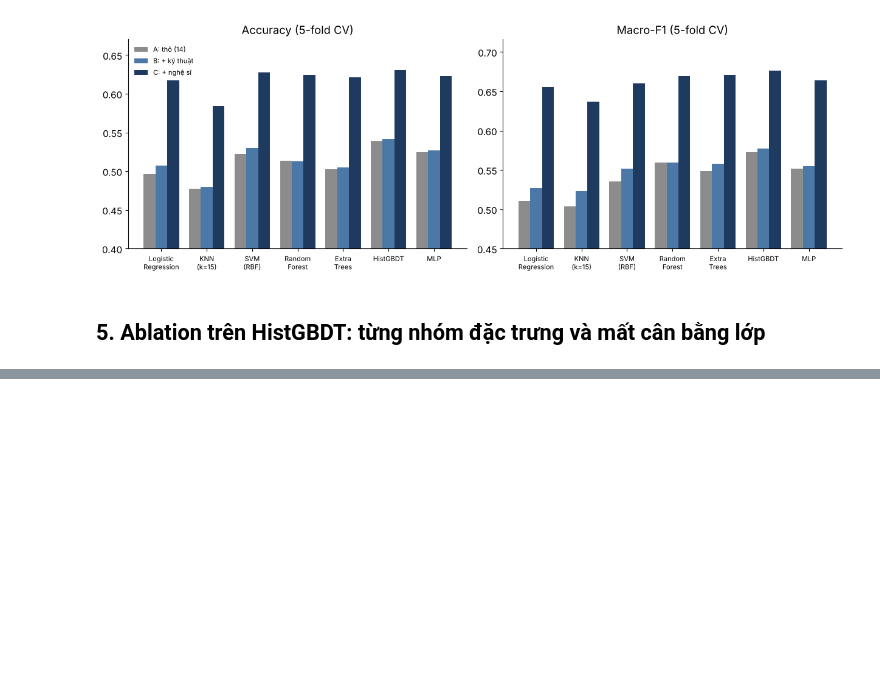
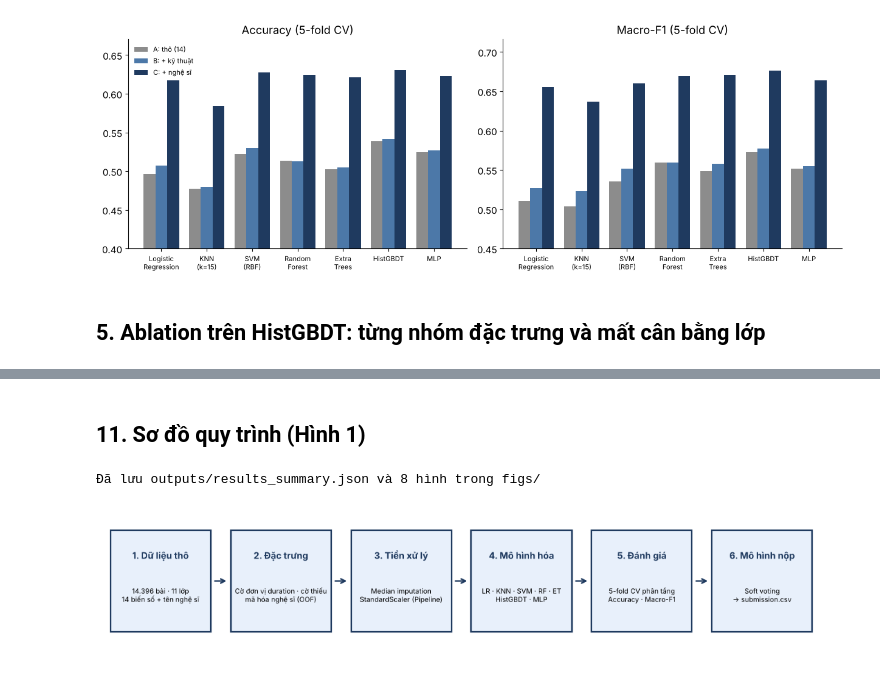
Before and after one commit to JaseSous/ml_group, a Jupyter notebook: Challenge/Challenge2/04_Code/challenge2_music_genre_pipeline.ipynb, the cells around one changed output, grey strips where cells are left out. Saved outputs shown, nothing was run; the diff lists cells and outputs as text; code cells hidden in the pictures; blank space fills up the shorter version.

```diff
--- a/Challenge/Challenge2/04_Code/challenge2_music_genre_pipeline.ipynb
+++ b/Challenge/Challenge2/04_Code/challenge2_music_genre_pipeline.ipynb
@@ -184,0 +333,17 @@ Tốt nhất theo Accuracy: C: + nghệ sĩ HistGBDT 0.6307 | Macro-F1 0.6764
+# %% [markdown]
+## 11. Sơ đồ quy trình (Hình 1)
+# %%
+fig, ax = plt.subplots(figsize=(11, 2.3)); ax.axis('off'); ax.set_xlim(0, 100); ax.set_ylim(3, 27)
+boxes = [('1. Dữ liệu thô', '14.396 bài · 11 lớp\n14 biến số + tên nghệ sĩ'), ('2. Đặc trưng', 'Cờ đơn vị duration · cờ thiếu\nmã hóa nghệ sĩ (OOF)'), ('3. Tiền xử lý', 'Median imputation\nStandardScaler (Pipeline)'),
+         ('4. Mô hình hóa', 'LR · KNN · SVM · RF · ET\nHistGBDT · MLP'), ('5. Đánh giá', '5-fold CV phân tầng\nAccuracy · Macro-F1'), ('6. Mô hình nộp', 'Soft voting\n→ submission.csv')]
+w, gap = 13.6, 2.7
+for i, (t, s) in enumerate(boxes):
+    x = i * (w + gap) + 1; ax.add_patch(plt.Rectangle((x, 6), w, 18, fc='#E8F0FB', ec=NAVY, lw=1.6))
+    ax.text(x + w / 2, 19.5, t, ha='center', va='center', fontsize=9.5, fontweight='bold', color=NAVY); ax.text(x + w / 2, 12.5, s, ha='center', va='center', fontsize=7.2)
+    if i < len(boxes) - 1: ax.annotate('', xy=(x + w + gap - .3, 15), xytext=(x + w + .3, 15), arrowprops=dict(arrowstyle='->', color=NAVY, lw=1.6))
+plt.tight_layout(); plt.savefig('figs/fig1_pipeline.png', dpi=200, bbox_inches='tight', pad_inches=0.05); plt.show()
+json.dump(RES, open('outputs/results_summary.json', 'w'), ensure_ascii=False, indent=1)
+print('Đã lưu outputs/results_summary.json và', len(os.listdir('figs')), 'hình trong figs/')
+# %% [output]
+Đã lưu outputs/results_summary.json và 8 hình trong figs/
+[figure, added]
```
Also changed, not shown: parts of 13 cells of this notebook.
